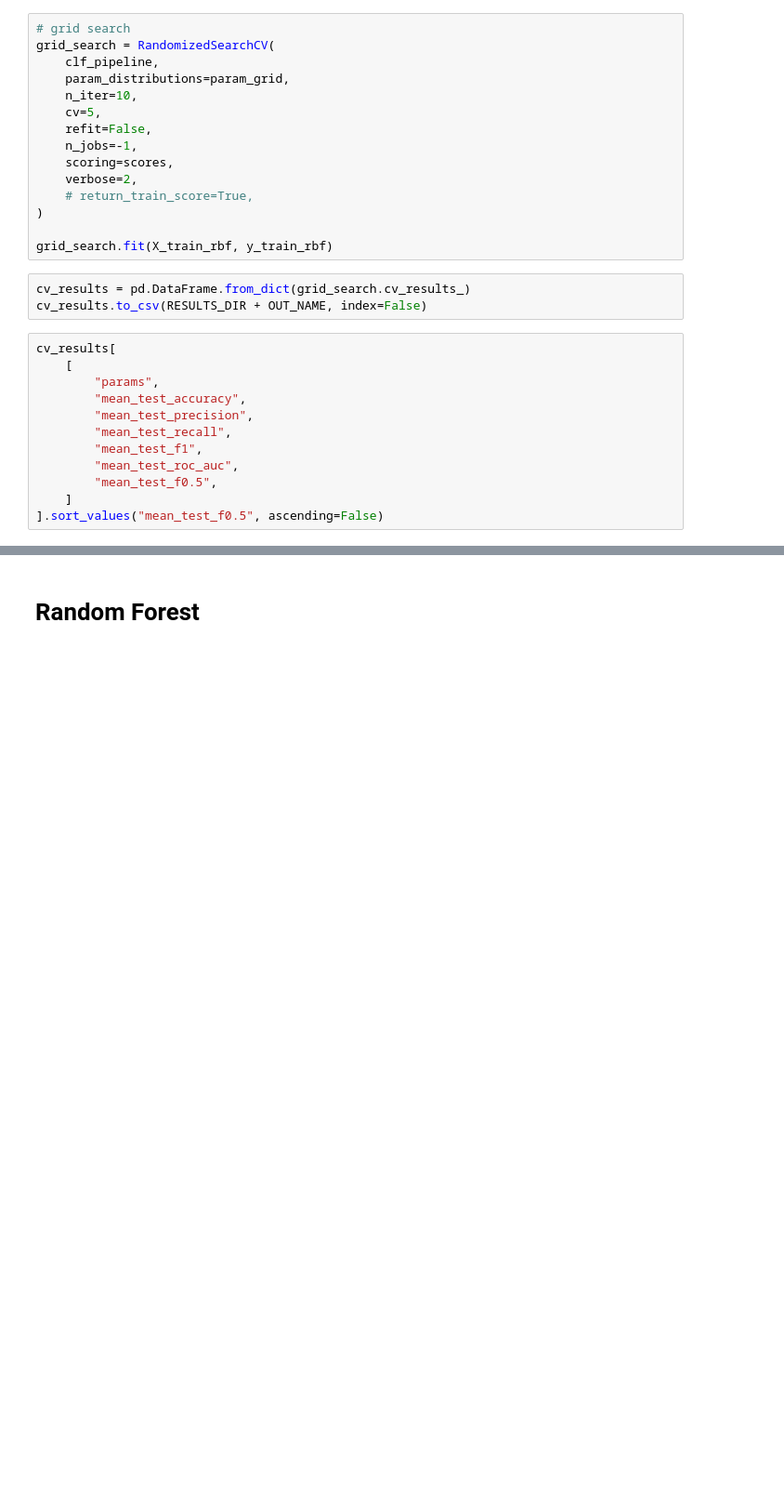
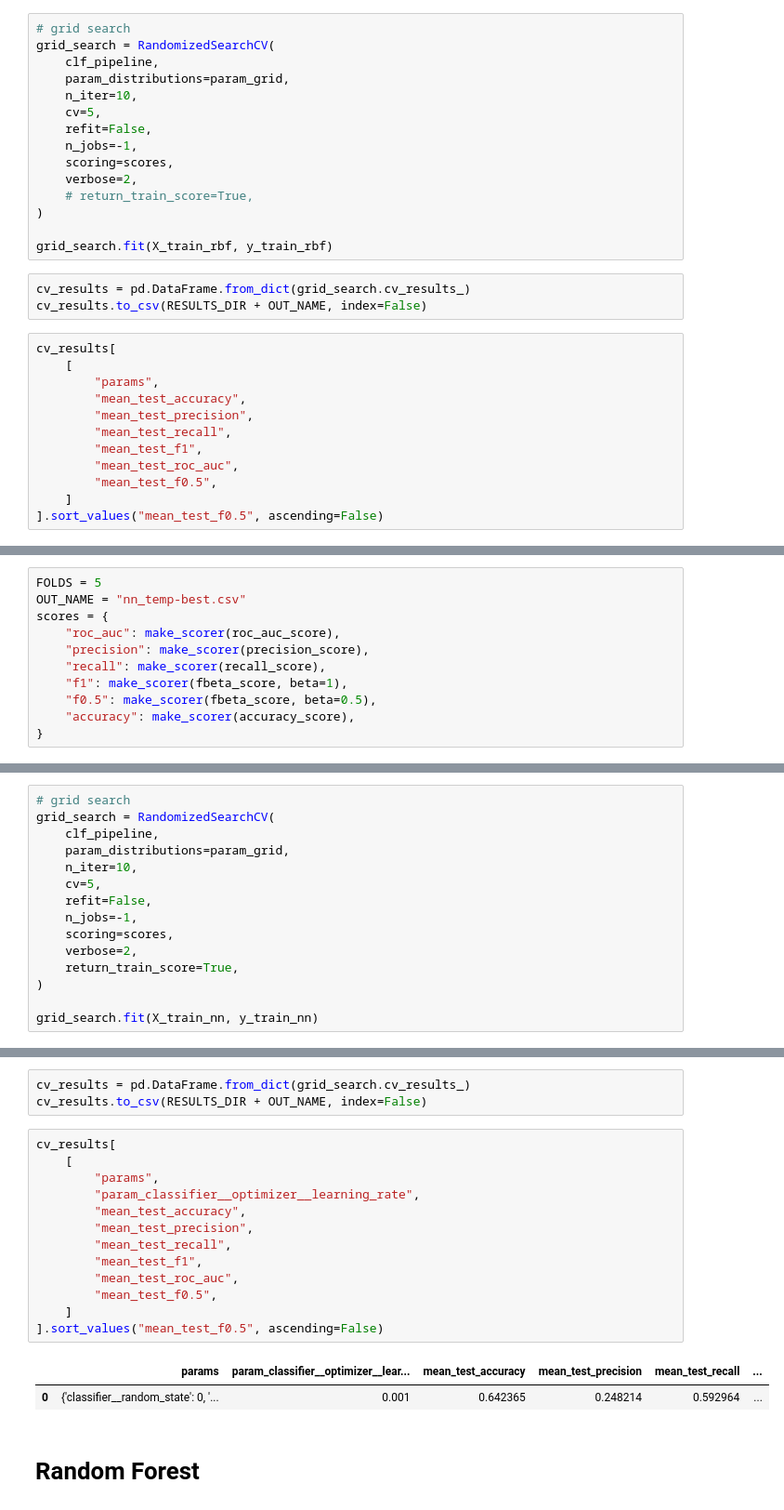
Before and after one commit to DiVitoTommaso/Cyclists-Races_Data-Mining, a Jupyter notebook: Supervised Learning.ipynb, the cells around one changed output, grey strips where cells are left out. Shown at 93% size. Drawn from its saved outputs; the diff is of its cells as text; blank space fills up the shorter version.

Commit message:
finalized nn training; ended explainability code preparation

```diff
--- a/Supervised Learning.ipynb
+++ b/Supervised Learning.ipynb
@@ -594,0 +626,11 @@ cv_results[
+# %%
+FOLDS = 5
+OUT_NAME = "nn_temp-best.csv"
+scores = {
+    "roc_auc": make_scorer(roc_auc_score),
+    "precision": make_scorer(precision_score),
+    "recall": make_scorer(recall_score),
+    "f1": make_scorer(fbeta_score, beta=1),
+    "f0.5": make_scorer(fbeta_score, beta=0.5),
+    "accuracy": make_scorer(accuracy_score),
+}
@@ -594,0 +713,15 @@ cv_results[
+# %%
+# grid search
+grid_search = RandomizedSearchCV(
+    clf_pipeline,
+    param_distributions=param_grid,
+    n_iter=10,
+    cv=5,
+    refit=False,
+    n_jobs=-1,
+    scoring=scores,
+    verbose=2,
+    return_train_score=True,
+)
+
+grid_search.fit(X_train_nn, y_train_nn)
@@ -595,3 +843,22 @@ cv_results[
+# %%
+cv_results = pd.DataFrame.from_dict(grid_search.cv_results_)
+cv_results.to_csv(RESULTS_DIR + OUT_NAME, index=False)
+# %%
+cv_results[
+    [
+        "params",
+        "param_classifier__optimizer__learning_rate",
+        "mean_test_accuracy",
+        "mean_test_precision",
+        "mean_test_recall",
+        "mean_test_f1",
+        "mean_test_roc_auc",
+        "mean_test_f0.5",
+    ]
+].sort_values("mean_test_f0.5", ascending=False)
+# %% [output]
+|  | params | param_classifier__optimizer__lear... | mean_test_accuracy | mean_test_precision | mean_test_recall | ... |
+| 0 | {'classifier__random_state': 0, '... | 0.001 | 0.642365 | 0.248214 | 0.592964 | ... |
 # %% [markdown]
 # Random Forest
 # %%
```
Also changed, not shown: parts of 15 cells of this notebook, 2 other files.
